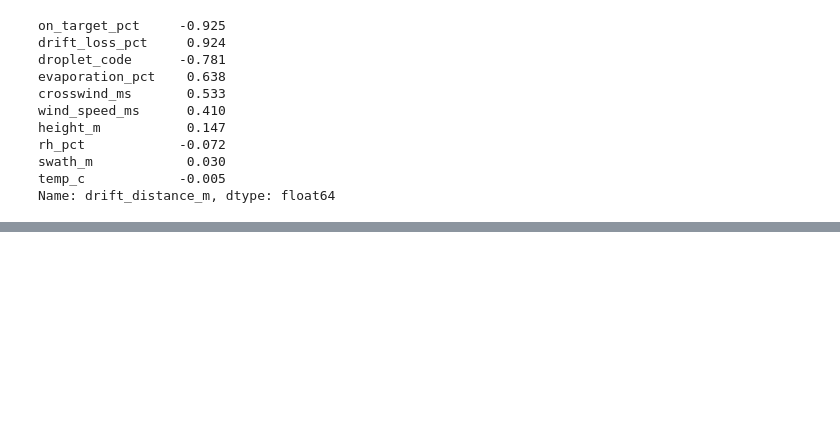
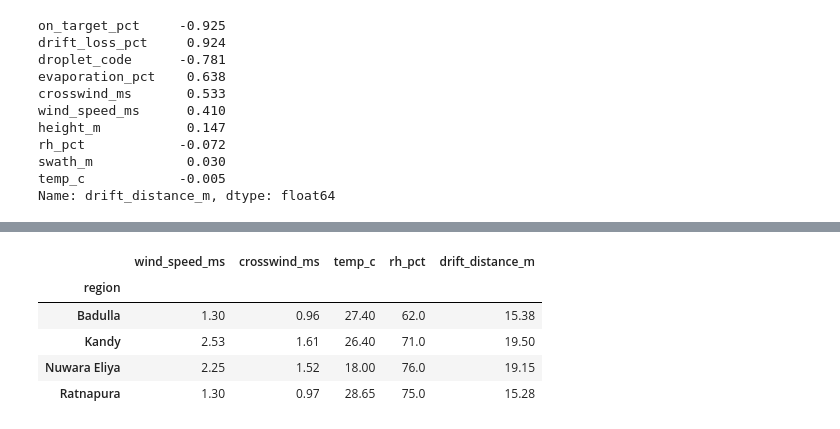
Before and after one commit to ShiharaXcor/AI-Driven-Drone-System-for-Precision-Spraying-in-Sri-Lankan-Tea-Plantations-J26-DS-346, a Jupyter notebook: component2_wind_spraying/eda/eda_datasetA.ipynb, the cells around one changed output, grey strips where cells are left out. Drawn from its saved outputs; the diff is of its cells as text; code cells hidden in the pictures; blank space fills up the shorter version.

```diff
--- a/component2_wind_spraying/eda/eda_datasetA.ipynb
+++ b/component2_wind_spraying/eda/eda_datasetA.ipynb
@@ -332,0 +372,9 @@ Name: drift_distance_m, dtype: float64
+# %%
+df.groupby("region")[["wind_speed_ms", "crosswind_ms", "temp_c", "rh_pct", TARGET]].median().round(2)
+# %% [output]
+|  | wind_speed_ms | crosswind_ms | temp_c | rh_pct | drift_distance_m |
+| region |  |  |  |  |  |
+| Badulla | 1.30 | 0.96 | 27.40 | 62.0 | 15.38 |
+| Kandy | 2.53 | 1.61 | 26.40 | 71.0 | 19.50 |
+| Nuwara Eliya | 2.25 | 1.52 | 18.00 | 76.0 | 19.15 |
+| Ratnapura | 1.30 | 0.97 | 28.65 | 75.0 | 15.28 |
```
Also changed, not shown: parts of 5 cells of this notebook.
